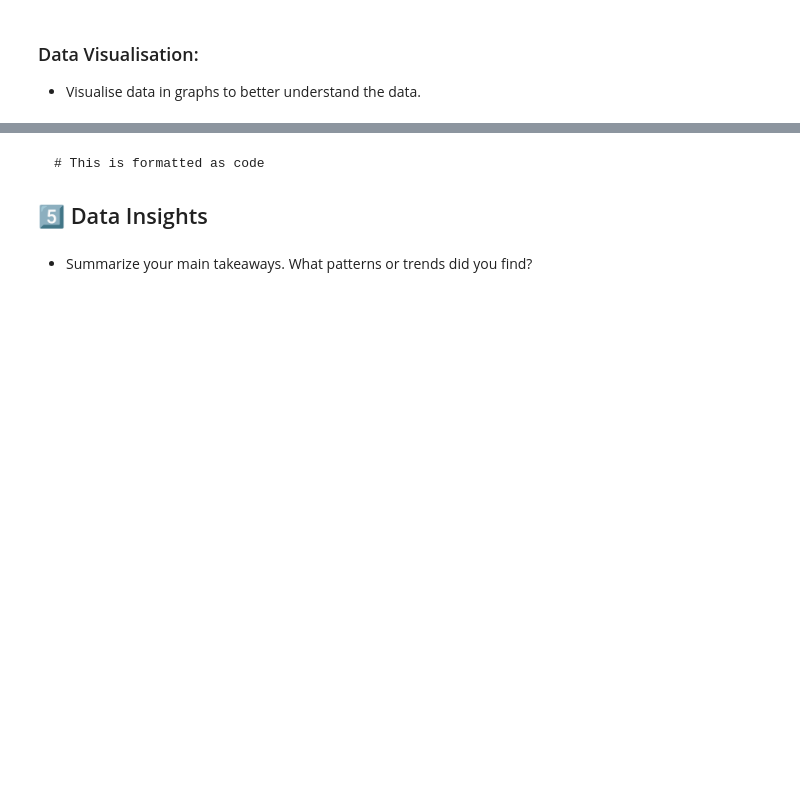
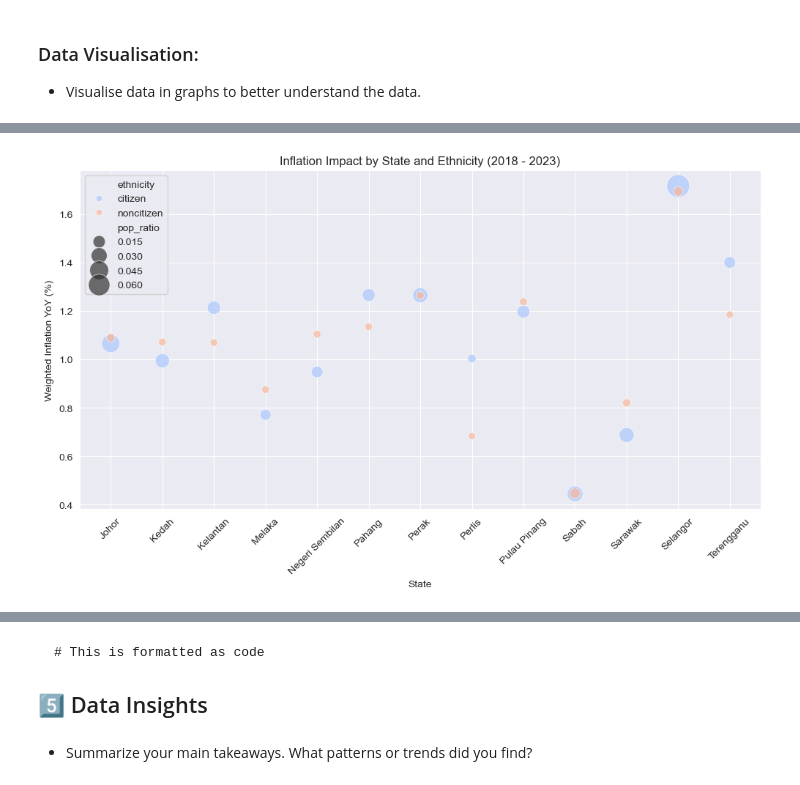
Before and after one commit to faizzmi/capstone-project-kyouth, a Jupyter notebook: main.ipynb, the cells around one changed output, grey strips where cells are left out. Drawn from its saved outputs; the diff is of its cells as text; code cells hidden in the pictures; blank space fills up the shorter version.

```diff
--- a/main.ipynb
+++ b/main.ipynb
@@ -515,0 +652,7 @@ Merged state CPI + MCOICOP:
+# %%
+demo_filtered =demo_merged[
+    (demo_merged['date'] >= '2018-01-01') &
+    (demo_merged['division'] == 'overall') &
+    (demo_merged['ethnicity'].isin(['citizen','noncitizen']))
+]
+demo_filtered.head()
@@ -515,0 +707,9 @@ Merged state CPI + MCOICOP:
+# %%
+# Weighted inflation by population ratio
+demo_state_agg = demo_filtered.groupby(['state','ethnicity']).agg(
+    weighted_inflation = pd.NamedAgg(
+        column='inflation_yoy',
+        aggfunc=lambda x: (x * demo_filtered.loc[x.index, 'pop_ratio']).sum() / demo_filtered.loc[x.index, 'pop_ratio'].sum()
+    )
+).reset_index()
+demo_state_agg.head()
@@ -518,0 +774,20 @@ Merged state CPI + MCOICOP:
+# %%
+# obj3: Examine demographic vulnerability
+plt.figure(figsize=(12,6))
+sns.scatterplot(
+    data=demo_state_agg.merge(demo_filtered.groupby(['state','ethnicity'])['pop_ratio'].sum().reset_index(), on=['state','ethnicity']),
+    x='state',
+    y='weighted_inflation',
+    size='pop_ratio',
+    hue='ethnicity',
+    palette='coolwarm',
+    alpha=0.7,
+    sizes=(50,500)
+)
+plt.title("Inflation Impact by State and Ethnicity (2018 - 2023)")
+plt.ylabel("Weighted Inflation YoY (%)")
+plt.xlabel("State")
+plt.xticks(rotation=45)
+plt.show()
+# %% [output]
+[figure, added]
```
Also changed, not shown: parts of 26 cells of this notebook, 3 other files.
